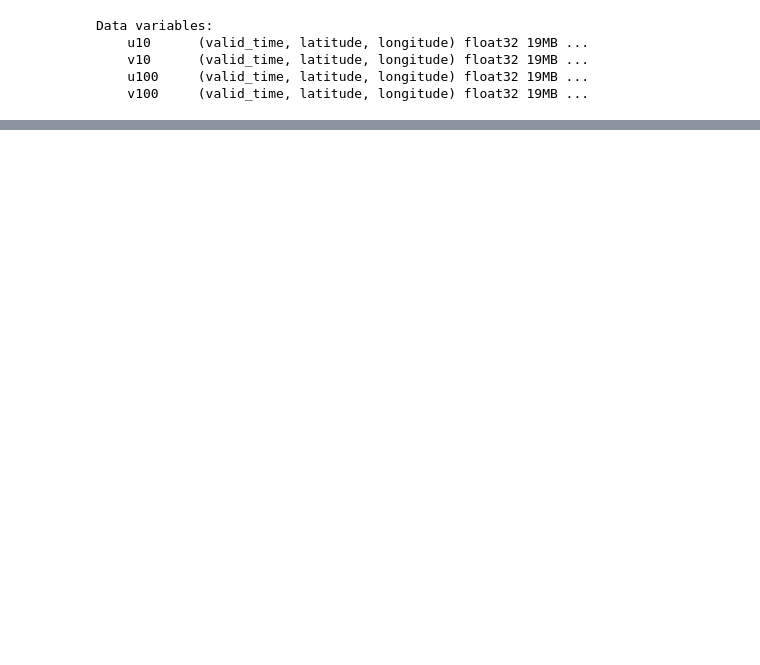
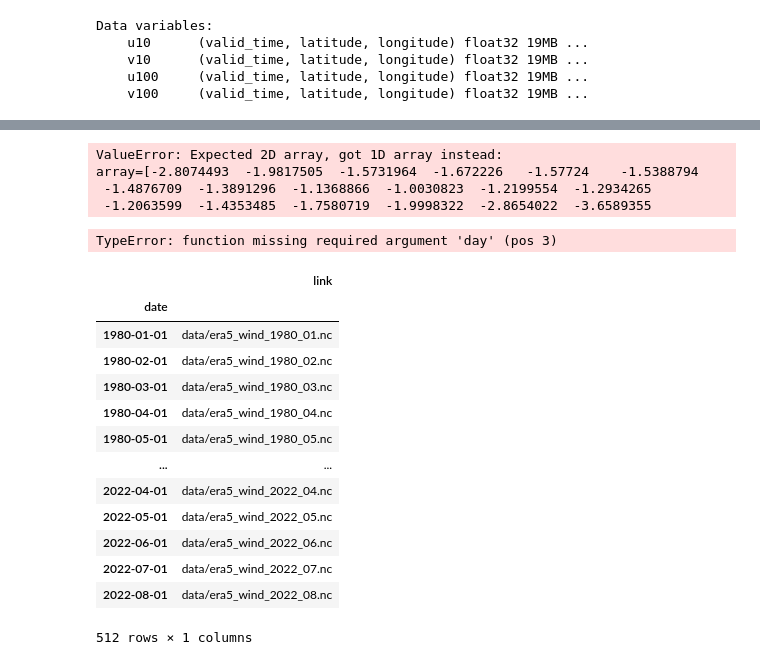
Before and after one commit to smartinezg2018/MCP, a Jupyter notebook: notebook.ipynb, the cells around one changed output, grey strips where cells are left out. Drawn from its saved outputs; the diff is of its cells as text; code cells hidden in the pictures; blank space fills up the shorter version.

```diff
--- a/notebook.ipynb
+++ b/notebook.ipynb
@@ -18,0 +43,17 @@ xrds['v10'][:,13,74].plot()
+# %%
+from sklearn.linear_model import LinearRegression
+
+reg = LinearRegression().fit(training,label)
+# %% [output]
+ValueError: Expected 2D array, got 1D array instead:
+array=[-2.8074493  -1.9817505  -1.5731964  -1.672226   -1.57724    -1.5388794
+ -1.4876709  -1.3891296  -1.1368866  -1.0030823  -1.2199554  -1.2934265
+ -1.2063599  -1.4353485  -1.7580719  -1.9998322  -2.8654022  -3.6589355
+# %%
+import datetime
+start_date = datetime.datetime(1998,5,1)
+end_date = datetime.datetime(2000,5,1)
+# days = int((end_date - start_date).days)
+# days
+# %% [output]
+TypeError: function missing required argument 'day' (pos 3)
@@ -18,0 +65,18 @@ xrds['v10'][:,13,74].plot()
+# %%
+a = analysis('data/', 1990,1992,14.0,-74.0)
+a.files_read()
+# %% [output]
+|  | link |
+| date |  |
+| 1980-01-01 | data/era5_wind_1980_01.nc |
+| 1980-02-01 | data/era5_wind_1980_02.nc |
+| 1980-03-01 | data/era5_wind_1980_03.nc |
+| 1980-04-01 | data/era5_wind_1980_04.nc |
+| 1980-05-01 | data/era5_wind_1980_05.nc |
+| ... | ... |
+| 2022-04-01 | data/era5_wind_2022_04.nc |
+| 2022-05-01 | data/era5_wind_2022_05.nc |
+| 2022-06-01 | data/era5_wind_2022_06.nc |
+| 2022-07-01 | data/era5_wind_2022_07.nc |
+| 2022-08-01 | data/era5_wind_2022_08.nc |
+512 rows × 1 columns
```
Also changed, not shown: parts of 7 cells of this notebook, 1 other file.
